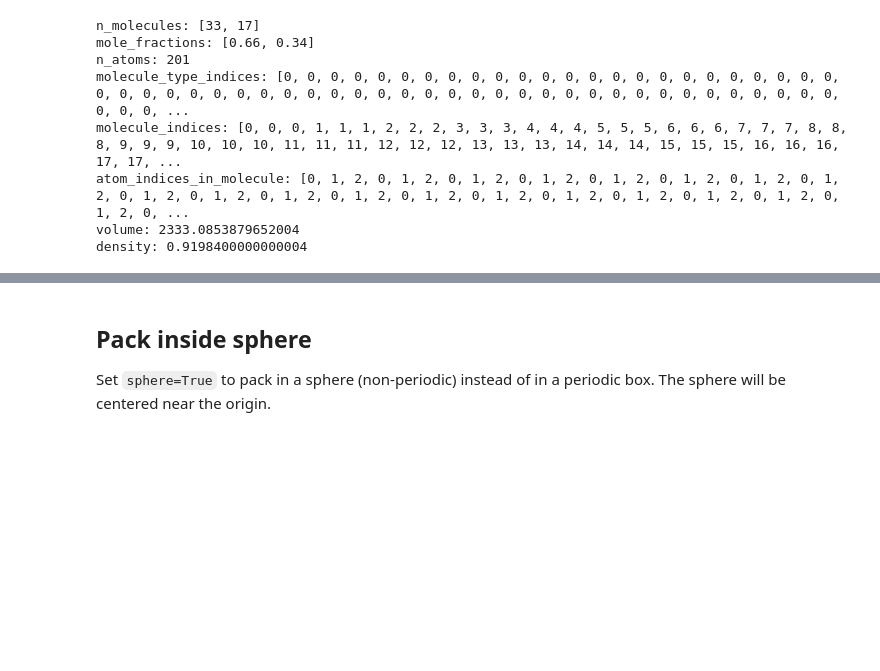
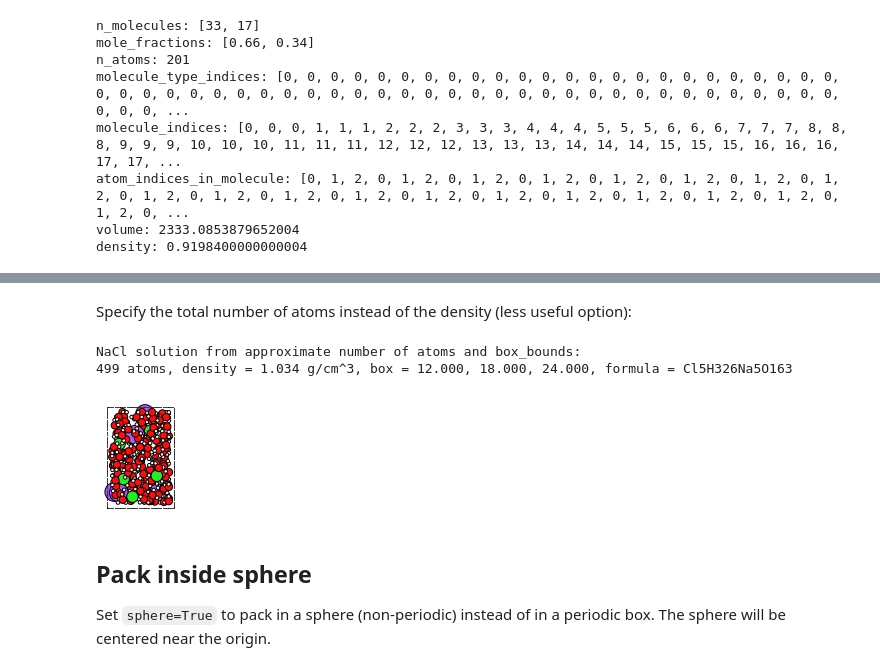
Before and after one commit to patrickmelix/PLAMS, a Jupyter notebook: examples/PackMolExample/PackMol.ipynb, the cells around one changed output, grey strips where cells are left out. Saved outputs shown, nothing was run; the diff lists cells and outputs as text; code cells hidden in the pictures; blank space fills up the shorter version.

```diff
--- a/examples/PackMolExample/PackMol.ipynb
+++ b/examples/PackMolExample/PackMol.ipynb
@@ -245,3 +262,16 @@ Sodium chloride solution from approximate density (in g/cm^3) and box bounds, an
+# %% [markdown]
+Specify the total number of atoms instead of the density (less useful option):
+# %%
+if AMS2026:
+    print("NaCl solution from approximate number of atoms and box_bounds:")
+    out = packmol([sodium, chloride, water], n_molecules=[5, 5, None], n_atoms=500, box_bounds=[0, 0, 0, 12, 18, 24])
+    printsummary(out)
+    out.write("sodium-chloride-solution-3.xyz")
+    plot_molecule(out);
+# %% [output]
+NaCl solution from approximate number of atoms and box_bounds:
+499 atoms, density = 1.034 g/cm^3, box = 12.000, 18.000, 24.000, formula = Cl5H326Na5O163
+[figure, added]
 # %% [markdown]
 ## Pack inside sphere
 
```
Also changed, not shown: parts of 33 cells of this notebook, 36 other files.
